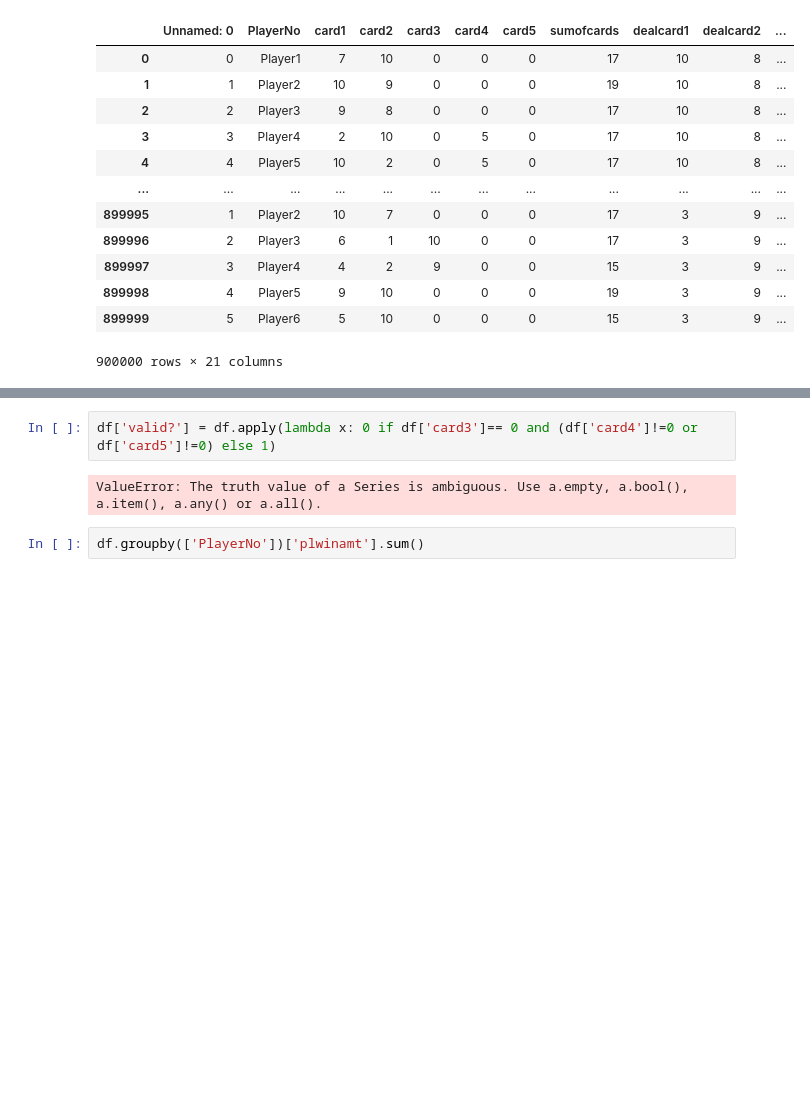
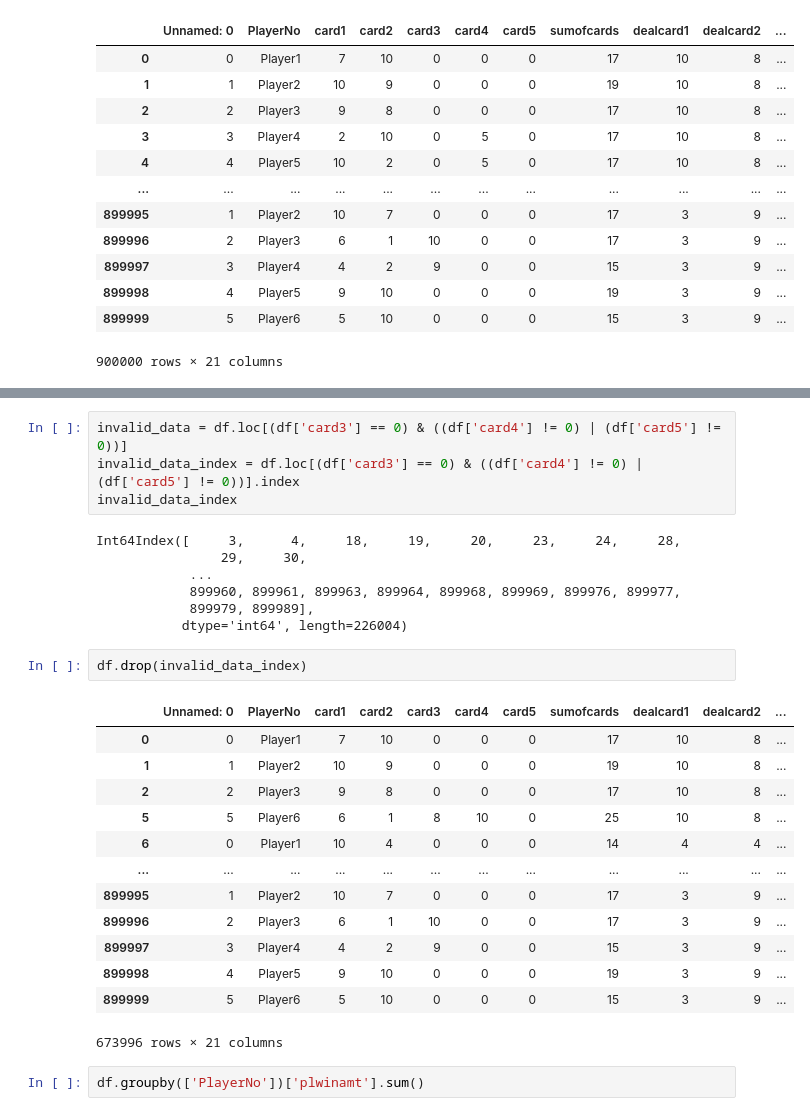
Before and after one commit to BlackJackWinner/cs663-project-blackjack, a Jupyter notebook: blackjack_dataset_winner.ipynb, the cells around one changed output, grey strips where cells are left out. Drawn from its saved outputs; the diff is of its cells as text; blank space fills up the shorter version.

Commit message:
clean data

```diff
--- a/blackjack_dataset_winner.ipynb
+++ b/blackjack_dataset_winner.ipynb
@@ -32,7 +20,30 @@ df.describe()
-# %%
-df['valid?'] = df.apply(lambda x: 0 if df['card3']== 0 and (df['card4']!=0 or df['card5']!=0) else 1)
-# %% [output]
-ValueError: The truth value of a Series is ambiguous. Use a.empty, a.bool(), a.item(), a.any() or a.all().
+# %%
+invalid_data = df.loc[(df['card3'] == 0) & ((df['card4'] != 0) | (df['card5'] != 0))]
+invalid_data_index = df.loc[(df['card3'] == 0) & ((df['card4'] != 0) | (df['card5'] != 0))].index
+invalid_data_index
+# %% [output]
+Int64Index([     3,      4,     18,     19,     20,     23,     24,     28,
+                29,     30,
+            ...
+            899960, 899961, 899963, 899964, 899968, 899969, 899976, 899977,
+            899979, 899989],
+           dtype='int64', length=226004)
+# %%
+df.drop(invalid_data_index)
+# %% [output]
+|  | Unnamed: 0 | PlayerNo | card1 | card2 | card3 | card4 | card5 | sumofcards | dealcard1 | dealcard2 | ... |
+| 0 | 0 | Player1 | 7 | 10 | 0 | 0 | 0 | 17 | 10 | 8 | ... |
+| 1 | 1 | Player2 | 10 | 9 | 0 | 0 | 0 | 19 | 10 | 8 | ... |
+| 2 | 2 | Player3 | 9 | 8 | 0 | 0 | 0 | 17 | 10 | 8 | ... |
+| 5 | 5 | Player6 | 6 | 1 | 8 | 10 | 0 | 25 | 10 | 8 | ... |
+| 6 | 0 | Player1 | 10 | 4 | 0 | 0 | 0 | 14 | 4 | 4 | ... |
+| ... | ... | ... | ... | ... | ... | ... | ... | ... | ... | ... | ... |
+| 899995 | 1 | Player2 | 10 | 7 | 0 | 0 | 0 | 17 | 3 | 9 | ... |
+| 899996 | 2 | Player3 | 6 | 1 | 10 | 0 | 0 | 17 | 3 | 9 | ... |
+| 899997 | 3 | Player4 | 4 | 2 | 9 | 0 | 0 | 15 | 3 | 9 | ... |
+| 899998 | 4 | Player5 | 9 | 10 | 0 | 0 | 0 | 19 | 3 | 9 | ... |
+| 899999 | 5 | Player6 | 5 | 10 | 0 | 0 | 0 | 15 | 3 | 9 | ... |
+673996 rows × 21 columns
 # %%
 df.groupby(['PlayerNo'])['plwinamt'].sum()
 # %% [output]
```
Also changed, not shown: parts of 3 cells of this notebook.
